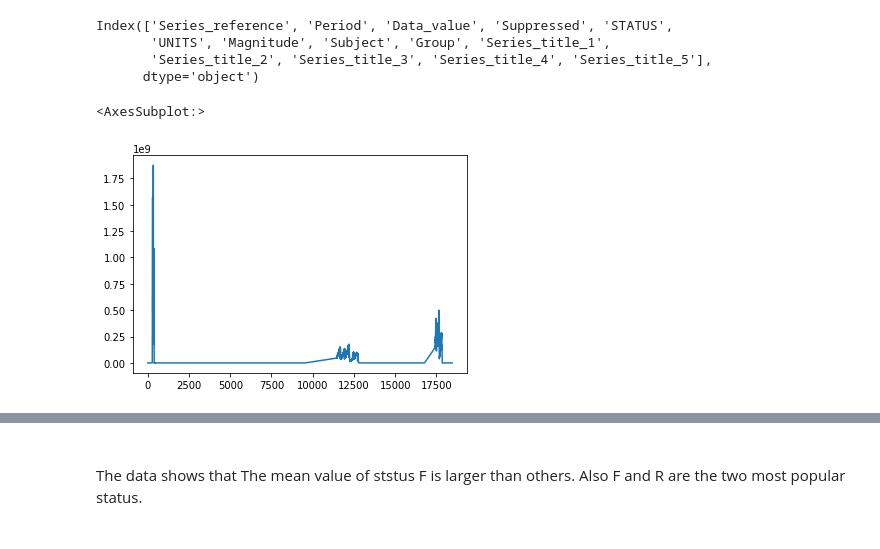
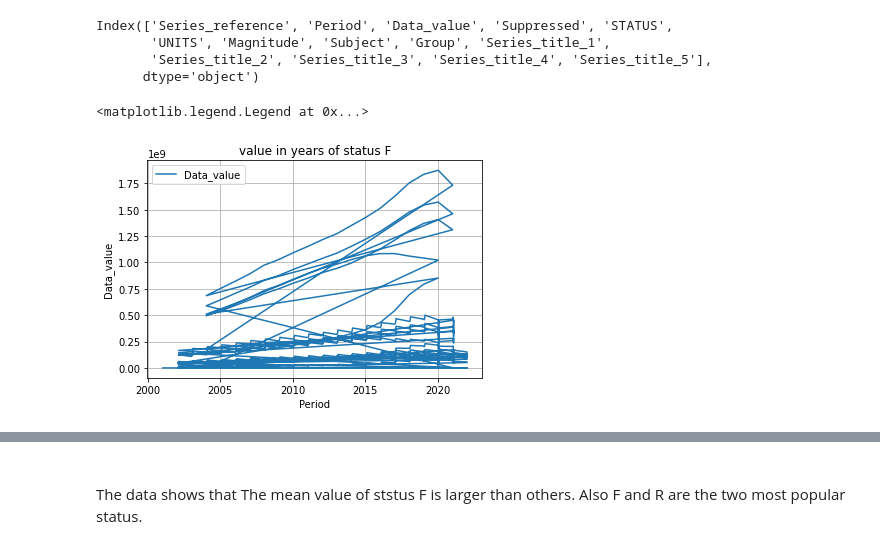
Before and after one commit to LingyuLiu11/cs103a-cpa01, a Jupyter notebook: cpa01.ipynb, the cells around one changed output, grey strips where cells are left out. Saved outputs shown, nothing was run; the diff lists cells and outputs as text; code cells hidden in the pictures.

```diff
--- a/cpa01.ipynb
+++ b/cpa01.ipynb
@@ -47,10 +47,16 @@ Index(['Series_reference', 'Period', 'Data_value', 'Suppressed', 'STATUS',
        'UNITS', 'Magnitude', 'Subject', 'Group', 'Series_title_1',
        'Series_title_2', 'Series_title_3', 'Series_title_4', 'Series_title_5'],
       dtype='object')
-# %%
-df2 = df[df['STATUS']=='F']
-df2['Data_value'].plot()
-# %% [output]
-<AxesSubplot:>
-[figure, removed]
+# %%
+df2 = df[df['STATUS']=='F']
+df2
+df2.plot(x='Period', y='Data_value')
+plt.xlabel('Period')
+plt.ylabel('Data_value')
+plt.title('value in years of status F')
+plt.grid()
+plt.legend()
+# %% [output]
+<matplotlib.legend.Legend at 0x...>
+[figure, added]
 # %%
```
Also changed, not shown: parts of 3 cells of this notebook.
